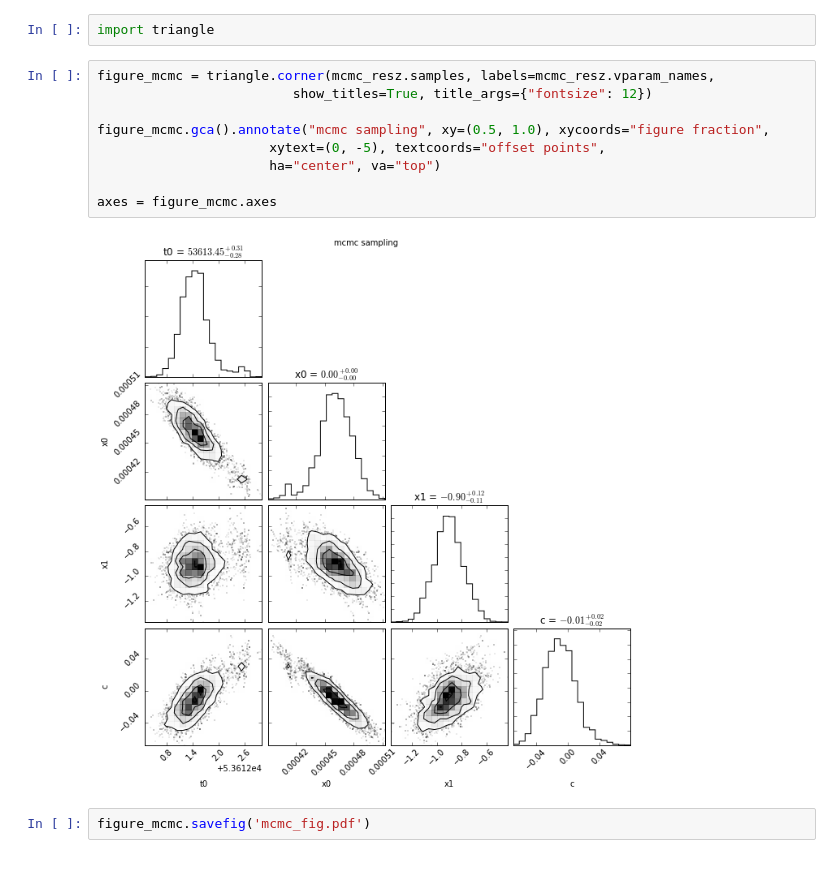
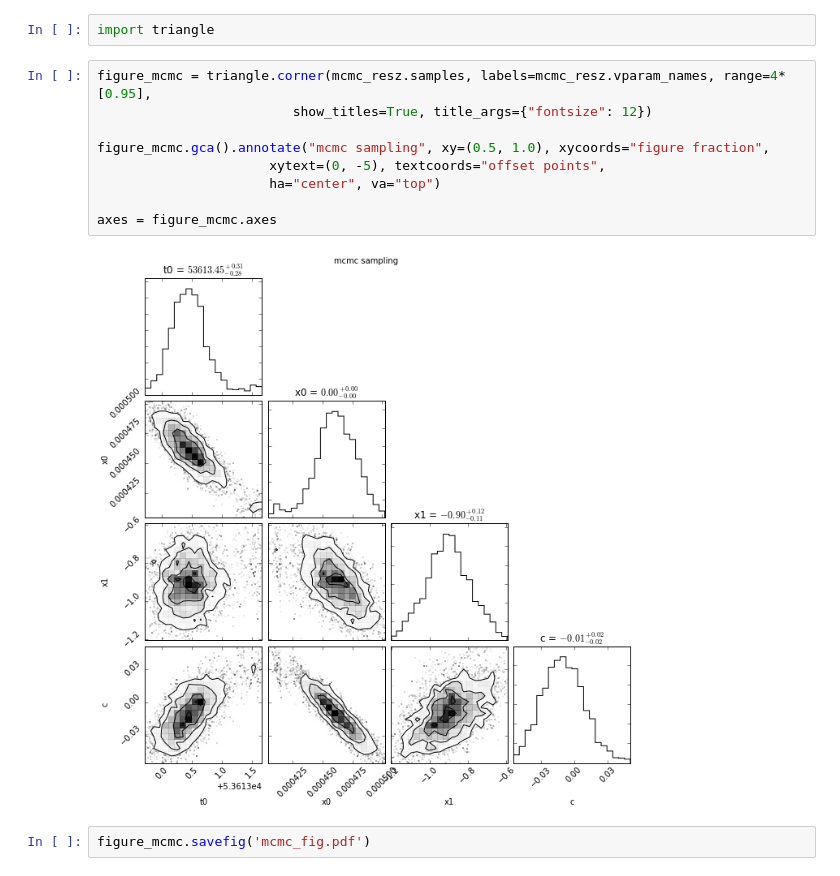
Before and after one commit to rbiswas4/sncosmo_lc_analysis, a Jupyter notebook: examples/FittingSDSS.ipynb, the cells around one changed output. Drawn from its saved outputs; the diff is of its cells as text.

```diff
--- a/examples/FittingSDSS.ipynb
+++ b/examples/FittingSDSS.ipynb
@@ -86,16 +93,16 @@ mcmc_resz, mcmc_modelz = sncosmo.mcmc_lc(sn0, modelz, vparam_names=['t0', 'x0',
 # %%
 import triangle
 # %%
-figure_mcmc = triangle.corner(mcmc_resz.samples, labels=mcmc_resz.vparam_names,
+figure_mcmc = triangle.corner(mcmc_resz.samples, labels=mcmc_resz.vparam_names, range=4*[0.95],
                          show_titles=True, title_args={"fontsize": 12})
 
 figure_mcmc.gca().annotate("mcmc sampling", xy=(0.5, 1.0), xycoords="figure fraction",
                       xytext=(0, -5), textcoords="offset points",
                       ha="center", va="top")
 
 axes = figure_mcmc.axes
 # %% [output]
-[figure, old version]
+[figure, new version]
 # %%
 figure_mcmc.savefig('mcmc_fig.pdf')
 # %%
```
Also changed, not shown: parts of 9 cells of this notebook.
